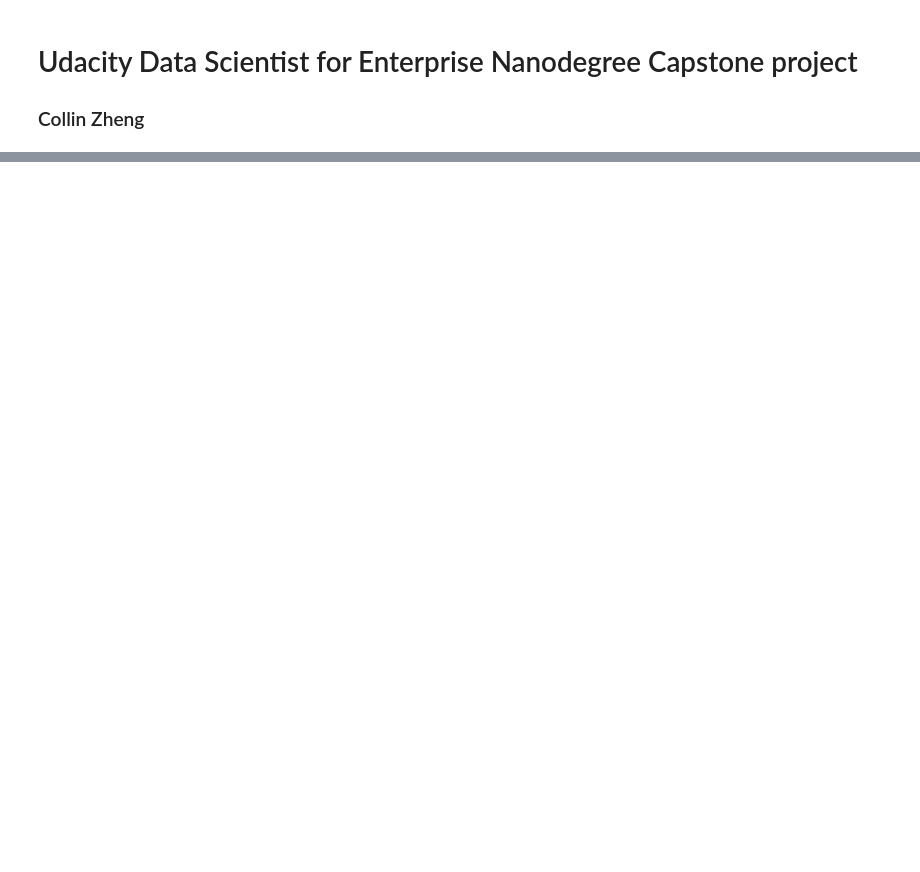
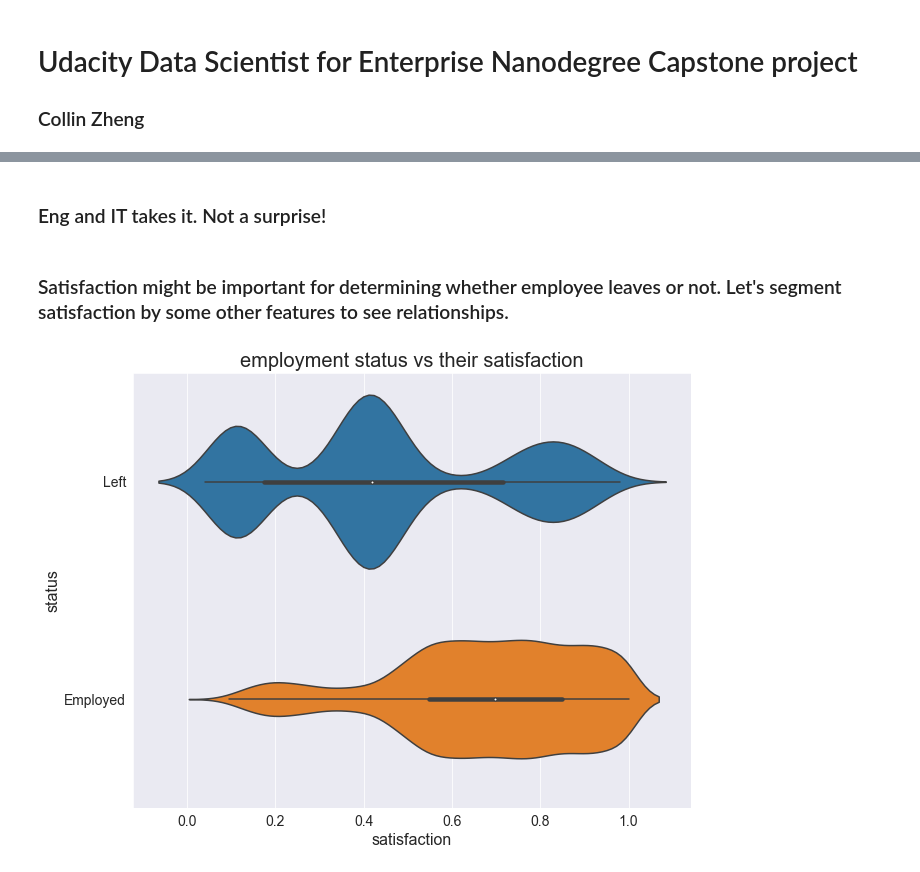
Before and after one commit to collin-zheng/udacity-data-scientist-capstone, a Jupyter notebook: EmployeeChurnNotebook.ipynb, the cells around one changed output, grey strips where cells are left out. Saved outputs shown, nothing was run; the diff lists cells and outputs as text; code cells hidden in the pictures; blank space fills up the shorter version.

```diff
--- a/EmployeeChurnNotebook.ipynb
+++ b/EmployeeChurnNotebook.ipynb
@@ -27,0 +178,16 @@ We'll be looking at some AirBnb listing datasets for Seattle and perform some an
+# %% [markdown]
+### Eng and IT takes it. Not a surprise!
+# %% [markdown]
+### Satisfaction might be important for determining whether employee leaves or not. Let's segment satisfaction by some other features to see relationships.
+# %%
+plt.figure(figsize=(10,8))
+plt.xticks(size=14)
+plt.yticks(size=14)
+plt.xlabel("satisfaction", fontsize=16)
+plt.ylabel("status", fontsize=16)
+plt.title("employment status vs their satisfaction", fontsize=20)
+sns.violinplot(y='status', x='satisfaction', data=df)
+plt.savefig('data_prep_status_vs_satisfaction.jpg', format='jpg')
+plt.show()
+# %% [output]
+[figure, added]
```
Also changed, not shown: parts of 106 cells of this notebook.
